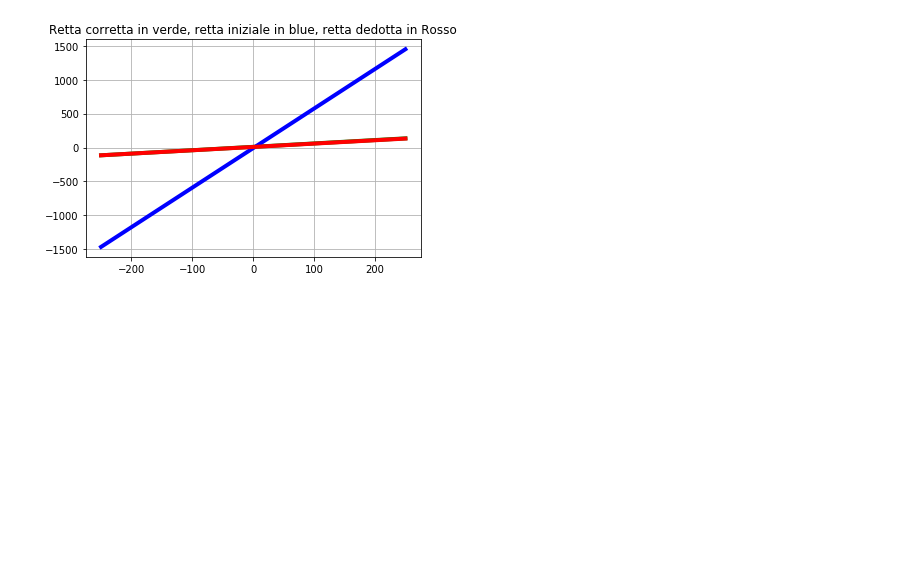
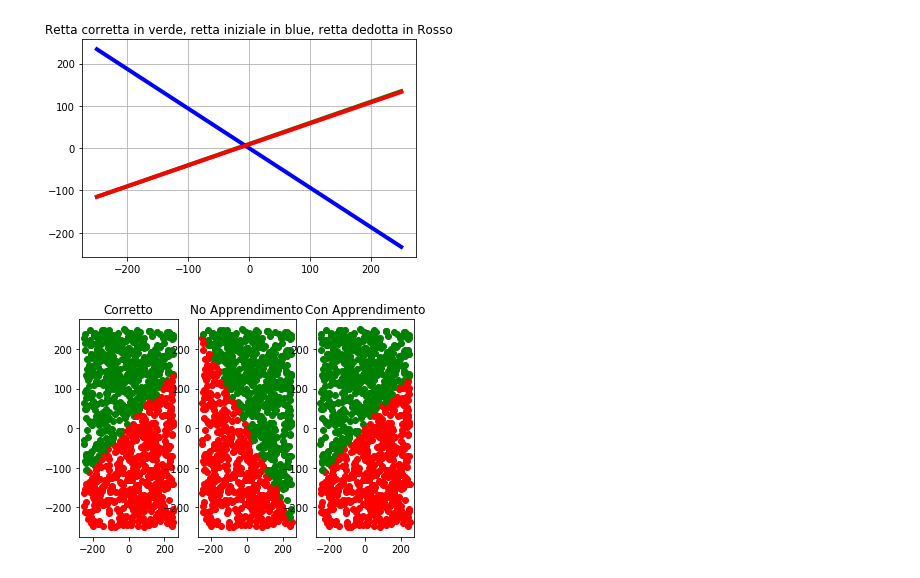
Before and after one commit to stefanoridolfi/Coding_ML, a Jupyter notebook: percp2.ipynb, the cells around one changed output. Drawn from its saved outputs; the diff is of its cells as text; code cells hidden in the pictures; blank space fills up the shorter version.

```diff
--- a/percp2.ipynb
+++ b/percp2.ipynb
@@ -3,11 +3,20 @@
 # %%
  import matplotlib.pyplot as pl
  import random
+
+
  # genera la retta di riferimento, com m=0.5 e q=10
  def f(x):
    return 0.5*x + 10 # linea retta: f(x) = 0.5x + 10
 
-
+# Funzione che genera n punti casuali con x compresa fra -250 2 250
+def generaPunti(n):
+    l=[]
+    for i in range(0, n+1):
+        x = random.random()*500-250
+        y = random.random()*500-250
+        l.append([x,y])
+    return l
 
  # Activation function
 def activate(num):
@@ -61,11 +70,11 @@ for i in range(0,it+1):
                    errTot+=1
 
             # Al termine del sottociclo di punti visualizziamo il valore del contatore errori
-            print("Iterazione:",i,"Errori:",errTot)
-print("pesi iniziali",weights_start )
+            #print("Iterazione:",i,"Errori:",errTot)
+print("\n\nParametri iniziali a, b , c della retta (ovvero i pesi generati casualmennte) :",weights_start )
 print("Parametri inizial m, q:",-weights_start[0]/weights_start[1],-weights_start[2]/weights_start[1])
 print("Parametri finali a, b , c della retta :",weights[0], weights[1], weights[2])
-print("Parametri corretti: m=0.5  q=10\nParametri ottenuti: m=",-weights[0]/weights[1]," q=",-weights[2]/weights[1])
+print("Parametri corretti: m=0.5  q=10\nParametri ottenuti: m=",-weights[0]/weights[1]," q=",-weights[2]/weights[1],"\n\n")
 
 
 # Disegno la retta corretta
@@ -102,4 +111,47 @@ pl.plot(llx,lly,color='red',linewidth=4.0)
 pl.title("Retta corretta in verde, retta iniziale in blue, retta dedotta in Rosso")
 pl.grid(True)
 pl.show()
+
+# Creiamo una lista di 100 punti casuali
+listaPunti = generaPunti(1000)
+
+
+fig, (ax1, ax2, ax3) = pl.subplots(1, 3)
+# Disegniamo i punti della lista,  in rosso se si trovano al di
+# sotto della retta originale corretta e in verde se si trovano al disopra. Visualizza la classficazione corretta
+for punto in listaPunti:
+    y_linea=f(punto[0])
+    if punto[1] > y_linea:
+        formato = 'go'
+    else:
+        formato = 'ro'
+    ax1.plot(punto[0],punto[1],formato)
+ax1.set_title('Corretto')
+
+
+
+# Disegniamo i punti della lista,  in rosso se si trovano al di
+# sotto della retta generata dai pesi originali,  e in verde se si trovano al disopra. Visualizza la classficazione prima dell'addestramento
+for punto in listaPunti:
+    y_linea=(-weights_start[0]/weights_start[1])*punto[0] -(weights_start[2]/weights_start[1])
+    if punto[1] > y_linea:
+        formato = 'go'
+    else:
+        formato = 'ro'
+    ax2.plot(punto[0],punto[1],formato)
+ax2.set_title('No Apprendimento')
+
+
+# Disegniamo i punti della lista,  in rosso se si trovano al di
+# sotto della retta generata dai pesi finali,  e in verde se si trovano al disopra. Visualizza la classficazione dopo l'addestramento
+for punto in listaPunti:
+    y_linea=(-weights[0]/weights[1])*punto[0] -(weights[2]/weights[1])
+    if punto[1] > y_linea:
+        formato = 'go'
+    else:
+        formato = 'ro'
+    ax3.plot(punto[0],punto[1],formato)
+ax3.set_title('Con Apprendimento')
+
+pl.show()
 # %% [output]
@@ -123 +163,2 @@ Parametri ottenuti: m= 0.49271673100503566  q= 8.36361386357729
-[figure, old version]
+[figure, new version]
+[figure, added]
```
Also changed, not shown: parts of 1 cell of this notebook.
